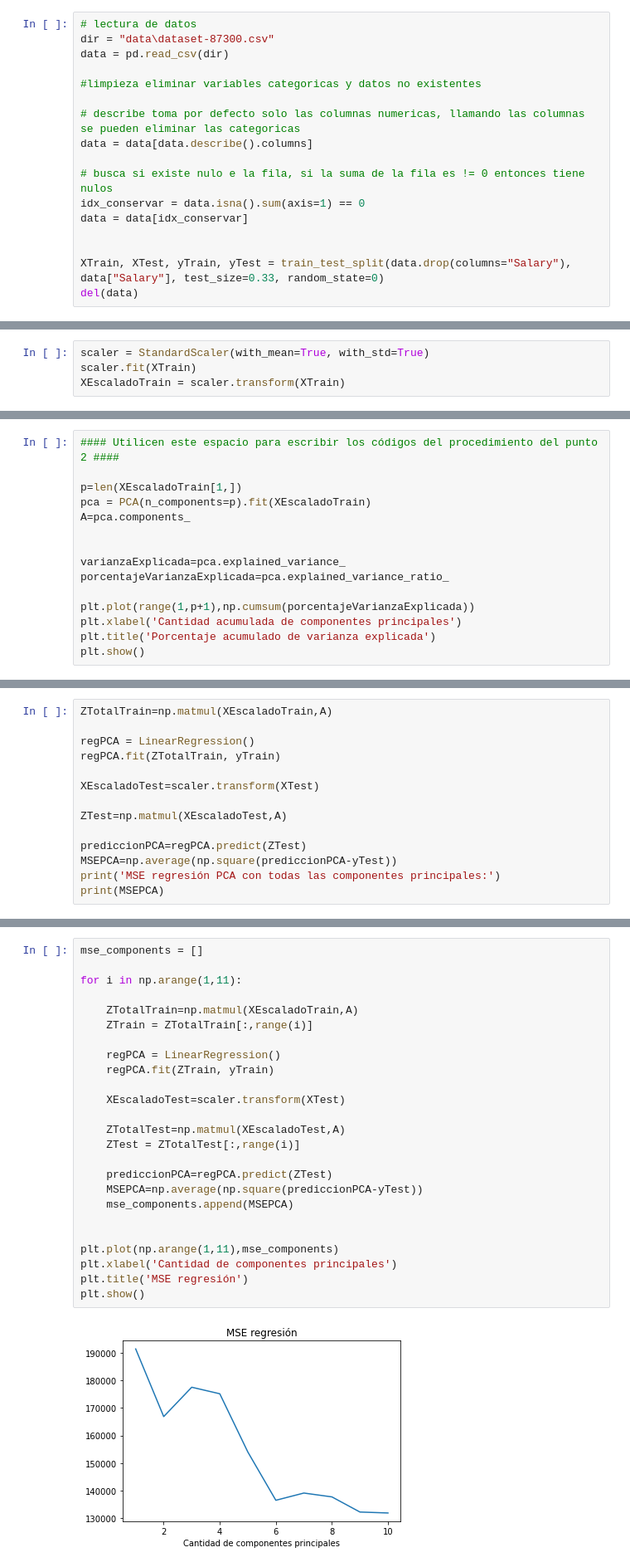
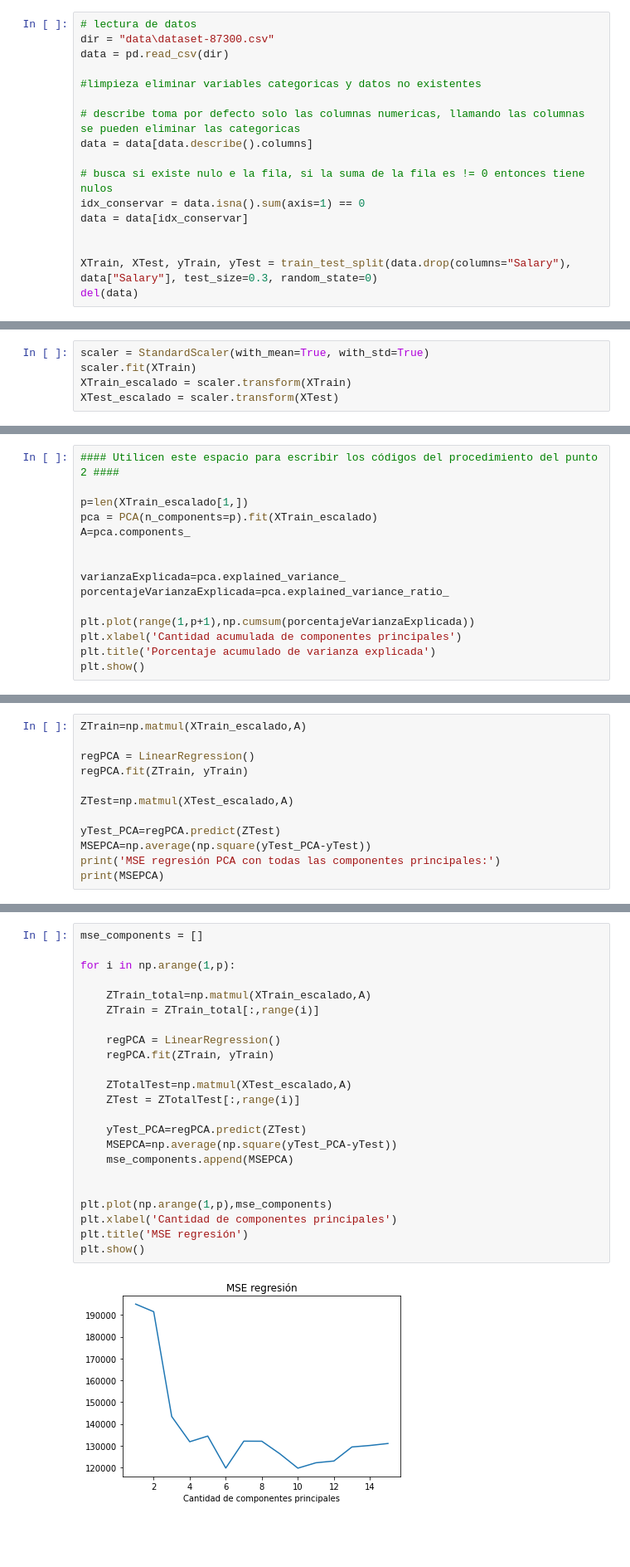
Before and after one commit to paulguz261/MIAD_20231_intro_machine_learning_grupal, a Jupyter notebook: week2/Caso modelos lineales para regresión, muestreo y selección del mejor modelo.ipynb, the cells around one changed output, grey strips where cells are left out. Shown at 83% size. Drawn from its saved outputs; the diff is of its cells as text; blank space fills up the shorter version.

```diff
--- a/week2/Caso modelos lineales para regresión, muestreo y selección del mejor modelo.ipynb
+++ b/week2/Caso modelos lineales para regresión, muestreo y selección del mejor modelo.ipynb
@@ -78,7 +86,7 @@ idx_conservar = data.isna().sum(axis=1) == 0
 data = data[idx_conservar]
 
 
-XTrain, XTest, yTrain, yTest = train_test_split(data.drop(columns="Salary"), data["Salary"], test_size=0.33, random_state=0)
+XTrain, XTest, yTrain, yTest = train_test_split(data.drop(columns="Salary"), data["Salary"], test_size=0.3, random_state=0)
 del(data)
 # %% [markdown]
 ### 1. Análisis preliminar de variables (10 puntos)
@@ -183,5 +191,6 @@ Las distirbuciones hay unas que tienen un comportamiento similar a la distribuci
 # %%
 scaler = StandardScaler(with_mean=True, with_std=True)
 scaler.fit(XTrain)
-XEscaladoTrain = scaler.transform(XTrain)
+XTrain_escalado = scaler.transform(XTrain)
+XTest_escalado = scaler.transform(XTest)
 # %%
@@ -202,8 +232,8 @@ Estimen un modelo predictivo usando la muestra de entrenamiento usando component
 # %%
 #### Utilicen este espacio para escribir los códigos del procedimiento del punto 2 ####
 
-p=len(XEscaladoTrain[1,])
-pca = PCA(n_components=p).fit(XEscaladoTrain)
+p=len(XTrain_escalado[1,])
+pca = PCA(n_components=p).fit(XTrain_escalado)
 A=pca.components_
 
 
@@ -220,15 +249,13 @@ plt.show()
 # %%
-ZTotalTrain=np.matmul(XEscaladoTrain,A)
+ZTrain=np.matmul(XTrain_escalado,A)
 
 regPCA = LinearRegression()
-regPCA.fit(ZTotalTrain, yTrain)
+regPCA.fit(ZTrain, yTrain)
 
-XEscaladoTest=scaler.transform(XTest)
+ZTest=np.matmul(XTest_escalado,A)
 
-ZTest=np.matmul(XEscaladoTest,A)
-
-prediccionPCA=regPCA.predict(ZTest)
-MSEPCA=np.average(np.square(prediccionPCA-yTest))
+yTest_PCA=regPCA.predict(ZTest)
+MSEPCA=np.average(np.square(yTest_PCA-yTest))
 print('MSE regresión PCA con todas las componentes principales:')
 print(MSEPCA)
 # %% [output]
@@ -237,28 +264,26 @@ MSE regresión PCA con todas las componentes principales:
 # %%
 mse_components = []
 
-for i in np.arange(1,11):
+for i in np.arange(1,p):
 
-    ZTotalTrain=np.matmul(XEscaladoTrain,A)
-    ZTrain = ZTotalTrain[:,range(i)]
+    ZTrain_total=np.matmul(XTrain_escalado,A)
+    ZTrain = ZTrain_total[:,range(i)]
 
     regPCA = LinearRegression()
     regPCA.fit(ZTrain, yTrain)
 
-    XEscaladoTest=scaler.transform(XTest)
-
-    ZTotalTest=np.matmul(XEscaladoTest,A)
+    ZTotalTest=np.matmul(XTest_escalado,A)
     ZTest = ZTotalTest[:,range(i)]
 
-    prediccionPCA=regPCA.predict(ZTest)
-    MSEPCA=np.average(np.square(prediccionPCA-yTest))
+    yTest_PCA=regPCA.predict(ZTest)
+    MSEPCA=np.average(np.square(yTest_PCA-yTest))
     mse_components.append(MSEPCA)
 
 
-plt.plot(np.arange(1,11),mse_components)
+plt.plot(np.arange(1,p),mse_components)
 plt.xlabel('Cantidad de componentes principales')
 plt.title('MSE regresión')
 plt.show()
 # %% [output]
-[figure, old version]
+[figure, new version]
 # %%
```
Also changed, not shown: parts of 23 cells of this notebook.
